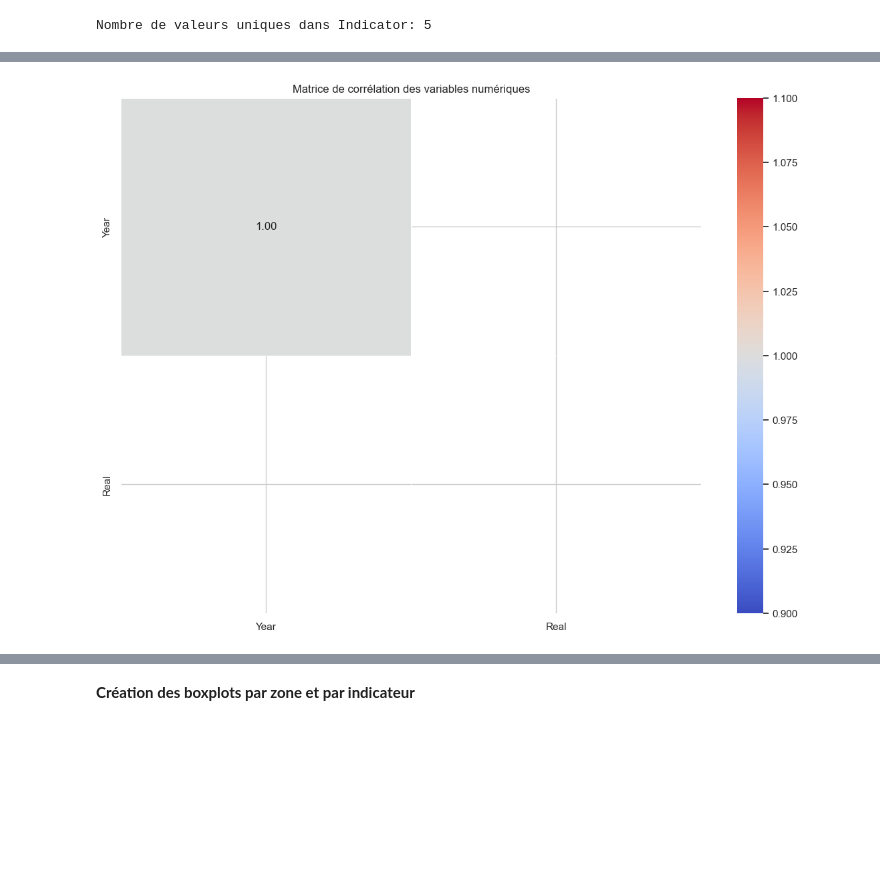
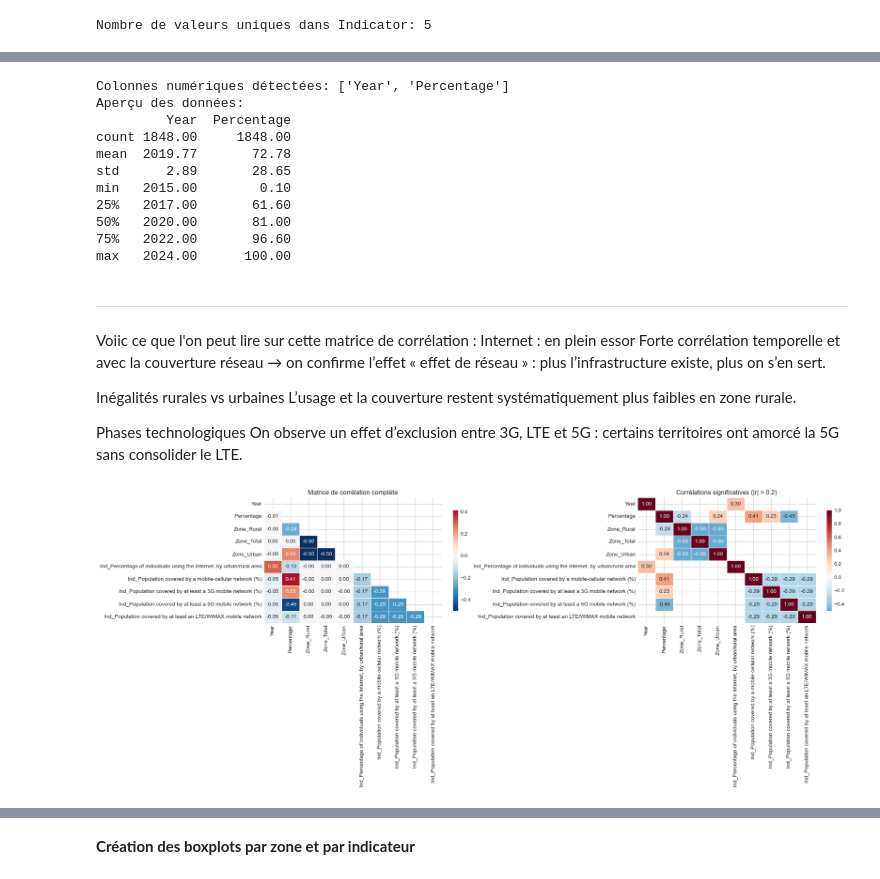
Before and after one commit to speedy27/Data-analysis, a Jupyter notebook: Projet_Analyse_Donnees.ipynb, the cells around one changed output, grey strips where cells are left out. Drawn from its saved outputs; the diff is of its cells as text; code cells hidden in the pictures; blank space fills up the shorter version.

```diff
--- a/Projet_Analyse_Donnees.ipynb
+++ b/Projet_Analyse_Donnees.ipynb
@@ -476,9 +434,76 @@ Nombre de valeurs uniques dans Indicator: 5
+# %%
+# Vérifier les colonnes numériques disponibles
+print("Colonnes numériques détectées:", numerical_cols)
+print("Aperçu des données:")
+print(df[numerical_cols].describe())
+
+# Ajouter des variables dérivées plus intéressantes
+df_corr = df.copy()
+
+# Créer des variables d'analyse temporelle
+df_corr['Year_normalized'] = (df_corr['Year'] - df_corr['Year'].min()) / (df_corr['Year'].max() - df_corr['Year'].min())
+
+# Encoder les variables catégorielles importantes
+zone_encoded = pd.get_dummies(df['Zone'], prefix='Zone')
+indicator_encoded = pd.get_dummies(df['Indicator'], prefix='Ind')
+
+# Combiner avec les données numériques
+df_corr = pd.concat([df_corr[numerical_cols], zone_encoded, indicator_encoded.iloc[:, :5]], axis=1)
+# %% [output]
+Colonnes numériques détectées: ['Year', 'Percentage']
+Aperçu des données:
+         Year  Percentage
+count 1848.00     1848.00
+mean  2019.77       72.78
+std      2.89       28.65
+min   2015.00        0.10
+25%   2017.00       61.60
+50%   2020.00       81.00
+75%   2022.00       96.60
+max   2024.00      100.00
+# %% [markdown]
+---
+Voiic ce que l'on peut lire sur cette matrice de corrélation :
+Internet : en plein essor
+Forte corrélation temporelle et avec la couverture réseau → on confirme l’effet « effet de réseau » : plus l’infrastructure existe, plus on s’en sert.
+
+Inégalités rurales vs urbaines
+L’usage et la couverture restent systématiquement plus faibles en zone rurale.
+
+Phases technologiques
+On observe un effet d’exclusion entre 3G, LTE et 5G : certains territoires ont amorcé la 5G sans consolider le LTE.
 # %%
-# Matrice de corrélation
-plt.figure(figsize=(14, 10))
-correlation_matrix = df[numerical_cols].corr()
-sns.heatmap(correlation_matrix, annot=True, cmap='coolwarm', fmt='.2f', linewidths=0.5)
-plt.title('Matrice de corrélation des variables numériques')
+# Calculer la matrice de corrélation
+correlation_matrix = df_corr.corr()
+
+# Filtrer les corrélations faibles (optionnel)
+def filter_correlations(corr_matrix, threshold=0.1):
+    # Masquer les corrélations faibles
+    mask = np.abs(corr_matrix) < threshold
+    corr_filtered = corr_matrix.copy()
+    corr_filtered[mask] = np.nan
+    return corr_filtered
+
+# Créer une version filtrée
+corr_filtered = filter_correlations(correlation_matrix, threshold=0.2)
+
+# Visualisation améliorée
+fig, axes = plt.subplots(1, 2, figsize=(20, 8))
+
+# Matrice complète
+mask_upper = np.triu(np.ones_like(correlation_matrix, dtype=bool))
+sns.heatmap(correlation_matrix, mask=mask_upper, annot=True, cmap='RdBu_r',
+            center=0, fmt='.2f', linewidths=0.5, ax=axes[0],
+            cbar_kws={"shrink": .8})
+axes[0].set_title('Matrice de corrélation complète')
+
+# Matrice filtrée (corrélations > 0.2)
+sns.heatmap(corr_filtered, annot=True, cmap='RdBu_r', center=0,
+            fmt='.2f', linewidths=0.5, ax=axes[1],
+            cbar_kws={"shrink": .8})
+axes[1].set_title('Corrélations significatives (|r| > 0.2)')
+
+plt.tight_layout()
 plt.show()
 # %% [output]
-[figure, old version]
+[figure, new version]
```
Also changed, not shown: parts of 59 cells of this notebook.
